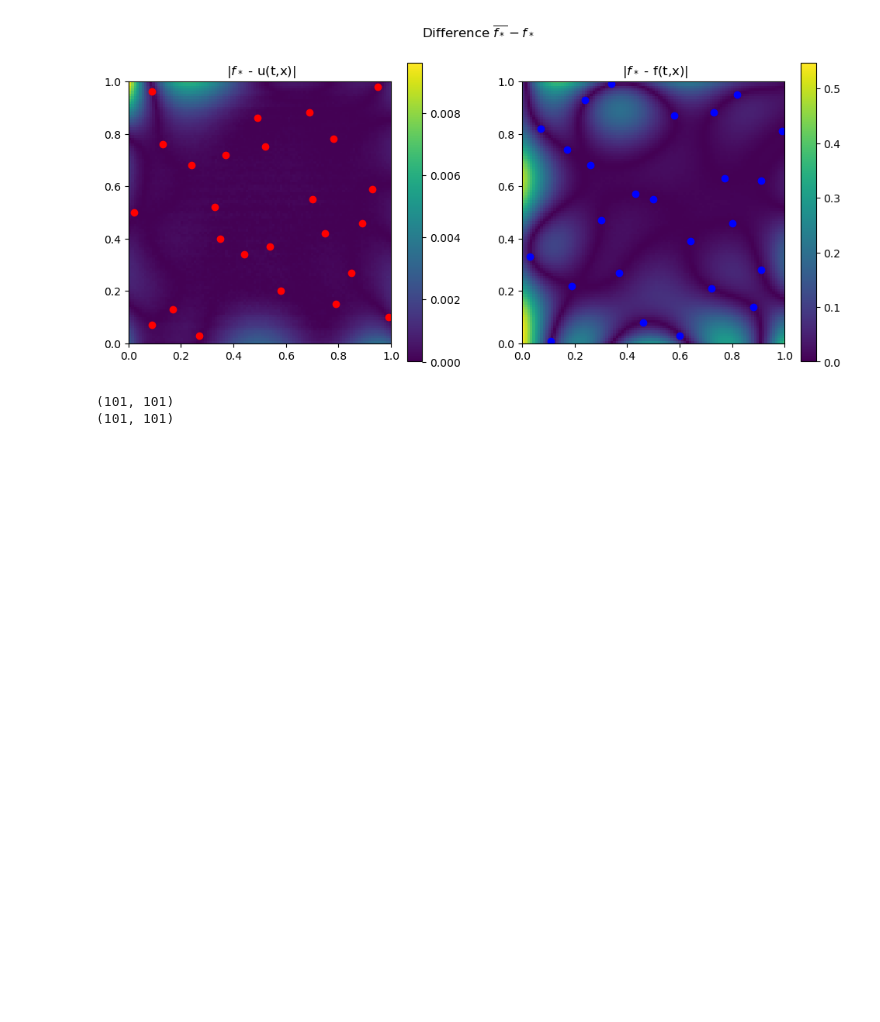
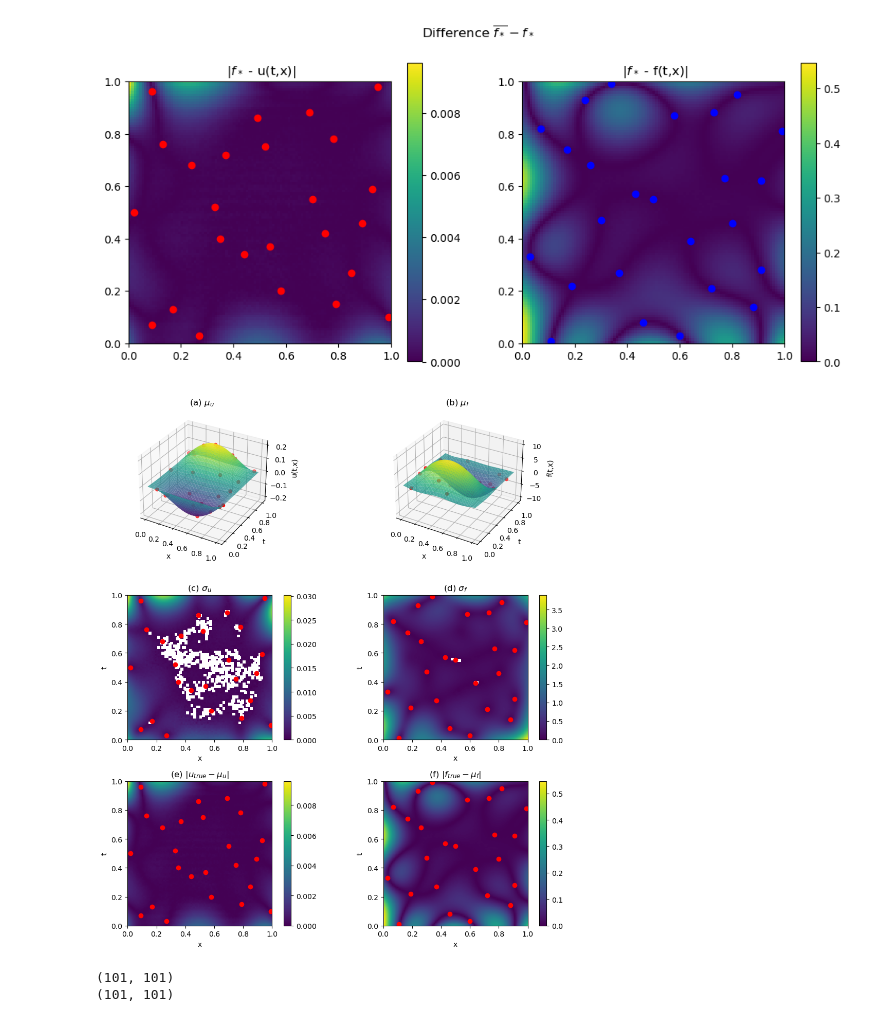
Before and after one commit to TobiLeitgeb/Code_bac, a Jupyter notebook: final_examples/poisson/poisson_equation.ipynb, the cells around one changed output. Cells and saved outputs as stored; diff of their text form; code cells hidden in the pictures; blank space fills up the shorter version.

Commit message:
plots

```diff
--- a/final_examples/poisson/poisson_equation.ipynb
+++ b/final_examples/poisson/poisson_equation.ipynb
@@ -76,8 +76,10 @@ Relative l2 error: {'u': 0.009148831067337744, 'f': 0.02017650222778322}
 #model.plot_difference_GPy("difference GPy ", "GPy_difference.png")
 #model.plot_variance_GPy("predictive variance GPy ", "GPy_variance.png")
 # %%
-#model.set_axis_labels("x","t")
-#model.plot_merged_2d_plots(X_star,"merged_2d_plots.png",figsize=(10,11))
+model.set_axis_labels("x","t")
+model.plot_merged_2d_plots(X_star,"merged_2d_plots.png",figsize=(10,11))
+# %% [output]
+[figure, added]
 # %%
 #model.plot_GPYmeandiff(X_star,"GPy_mean_diff.png",figsize=(10,9))
 # %%
```
Also changed, not shown: 1 other file.
